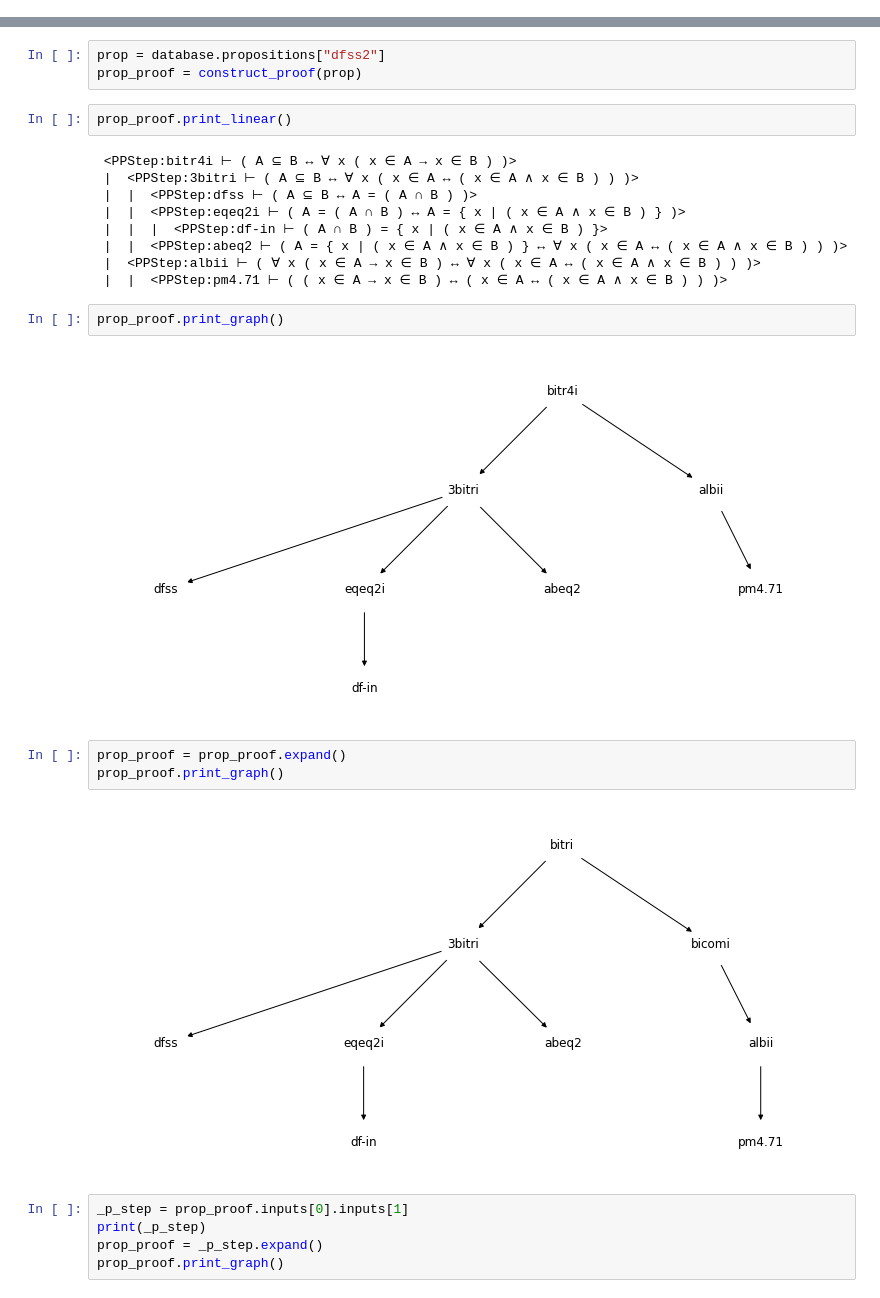
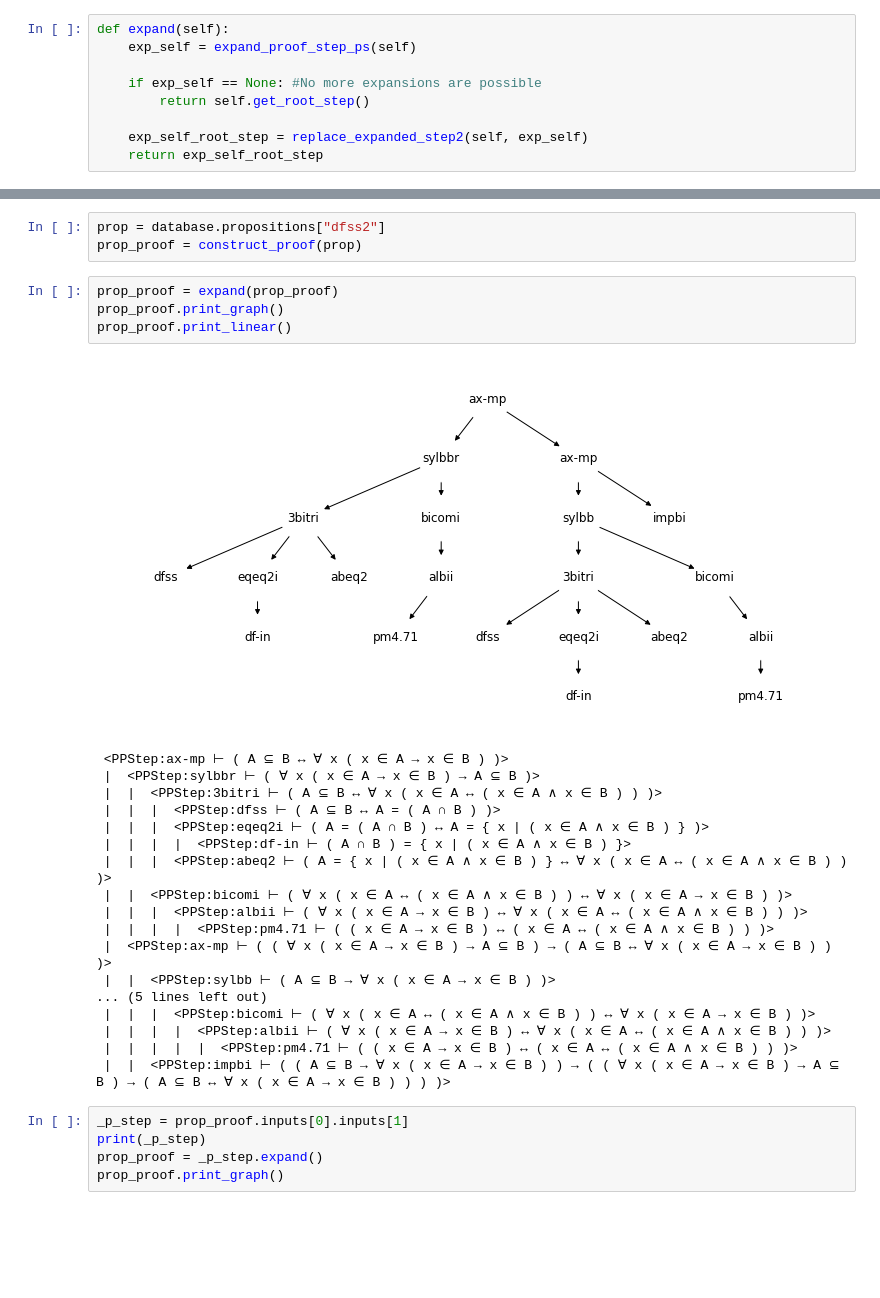
Before and after one commit to lucolivi/mathview, a Jupyter notebook: expansion related/expanding working.ipynb, the cells around one changed output, grey strips where cells are left out. Saved outputs shown, nothing was run; the diff lists cells and outputs as text; blank space fills up the shorter version.

```diff
--- a/expansion related/expanding working.ipynb
+++ b/expansion related/expanding working.ipynb
@@ -20,0 +128,9 @@ Wall time: 10.2 s
+# %%
+def expand(self):
+    exp_self = expand_proof_step_ps(self)
+
+    if exp_self == None: #No more expansions are possible
+        return self.get_root_step()
+
+    exp_self_root_step = replace_expanded_step2(self, exp_self)
+    return exp_self_root_step
@@ -21,26 +159,29 @@ Wall time: 10.2 s
 # %%
 prop = database.propositions["dfss2"]
 prop_proof = construct_proof(prop)
-# %%
-prop_proof.print_linear()
-# %% [output]
- <PPStep:bitr4i ⊢ ( A ⊆ B ↔ ∀ x ( x ∈ A → x ∈ B ) )>
- |  <PPStep:3bitri ⊢ ( A ⊆ B ↔ ∀ x ( x ∈ A ↔ ( x ∈ A ∧ x ∈ B ) ) )>
- |  |  <PPStep:dfss ⊢ ( A ⊆ B ↔ A = ( A ∩ B ) )>
- |  |  <PPStep:eqeq2i ⊢ ( A = ( A ∩ B ) ↔ A = { x | ( x ∈ A ∧ x ∈ B ) } )>
- |  |  |  <PPStep:df-in ⊢ ( A ∩ B ) = { x | ( x ∈ A ∧ x ∈ B ) }>
- |  |  <PPStep:abeq2 ⊢ ( A = { x | ( x ∈ A ∧ x ∈ B ) } ↔ ∀ x ( x ∈ A ↔ ( x ∈ A ∧ x ∈ B ) ) )>
- |  <PPStep:albii ⊢ ( ∀ x ( x ∈ A → x ∈ B ) ↔ ∀ x ( x ∈ A ↔ ( x ∈ A ∧ x ∈ B ) ) )>
- |  |  <PPStep:pm4.71 ⊢ ( ( x ∈ A → x ∈ B ) ↔ ( x ∈ A ↔ ( x ∈ A ∧ x ∈ B ) ) )>
-# %%
-prop_proof.print_graph()
-# %% [output]
-[figure, removed]
 # %%
-prop_proof = prop_proof.expand()
+prop_proof = expand(prop_proof)
 prop_proof.print_graph()
+prop_proof.print_linear()
 # %% [output]
-[figure, old version]
+[figure, new version]
+ <PPStep:ax-mp ⊢ ( A ⊆ B ↔ ∀ x ( x ∈ A → x ∈ B ) )>
+ |  <PPStep:sylbbr ⊢ ( ∀ x ( x ∈ A → x ∈ B ) → A ⊆ B )>
+ |  |  <PPStep:3bitri ⊢ ( A ⊆ B ↔ ∀ x ( x ∈ A ↔ ( x ∈ A ∧ x ∈ B ) ) )>
+ |  |  |  <PPStep:dfss ⊢ ( A ⊆ B ↔ A = ( A ∩ B ) )>
+ |  |  |  <PPStep:eqeq2i ⊢ ( A = ( A ∩ B ) ↔ A = { x | ( x ∈ A ∧ x ∈ B ) } )>
+ |  |  |  |  <PPStep:df-in ⊢ ( A ∩ B ) = { x | ( x ∈ A ∧ x ∈ B ) }>
+ |  |  |  <PPStep:abeq2 ⊢ ( A = { x | ( x ∈ A ∧ x ∈ B ) } ↔ ∀ x ( x ∈ A ↔ ( x ∈ A ∧ x ∈ B ) ) )>
+ |  |  <PPStep:bicomi ⊢ ( ∀ x ( x ∈ A ↔ ( x ∈ A ∧ x ∈ B ) ) ↔ ∀ x ( x ∈ A → x ∈ B ) )>
+ |  |  |  <PPStep:albii ⊢ ( ∀ x ( x ∈ A → x ∈ B ) ↔ ∀ x ( x ∈ A ↔ ( x ∈ A ∧ x ∈ B ) ) )>
+ |  |  |  |  <PPStep:pm4.71 ⊢ ( ( x ∈ A → x ∈ B ) ↔ ( x ∈ A ↔ ( x ∈ A ∧ x ∈ B ) ) )>
+ |  <PPStep:ax-mp ⊢ ( ( ∀ x ( x ∈ A → x ∈ B ) → A ⊆ B ) → ( A ⊆ B ↔ ∀ x ( x ∈ A → x ∈ B ) ) )>
+ |  |  <PPStep:sylbb ⊢ ( A ⊆ B → ∀ x ( x ∈ A → x ∈ B ) )>
+... (5 lines left out)
+ |  |  |  <PPStep:bicomi ⊢ ( ∀ x ( x ∈ A ↔ ( x ∈ A ∧ x ∈ B ) ) ↔ ∀ x ( x ∈ A → x ∈ B ) )>
+ |  |  |  |  <PPStep:albii ⊢ ( ∀ x ( x ∈ A → x ∈ B ) ↔ ∀ x ( x ∈ A ↔ ( x ∈ A ∧ x ∈ B ) ) )>
+ |  |  |  |  |  <PPStep:pm4.71 ⊢ ( ( x ∈ A → x ∈ B ) ↔ ( x ∈ A ↔ ( x ∈ A ∧ x ∈ B ) ) )>
+ |  |  <PPStep:impbi ⊢ ( ( A ⊆ B → ∀ x ( x ∈ A → x ∈ B ) ) → ( ( ∀ x ( x ∈ A → x ∈ B ) → A ⊆ B ) → ( A ⊆ B ↔ ∀ x ( x ∈ A → x ∈ B ) ) ) )>
 # %%
 _p_step = prop_proof.inputs[0].inputs[1]
 print(_p_step)
```
Also changed, not shown: parts of 11 cells of this notebook, 1 other file.
